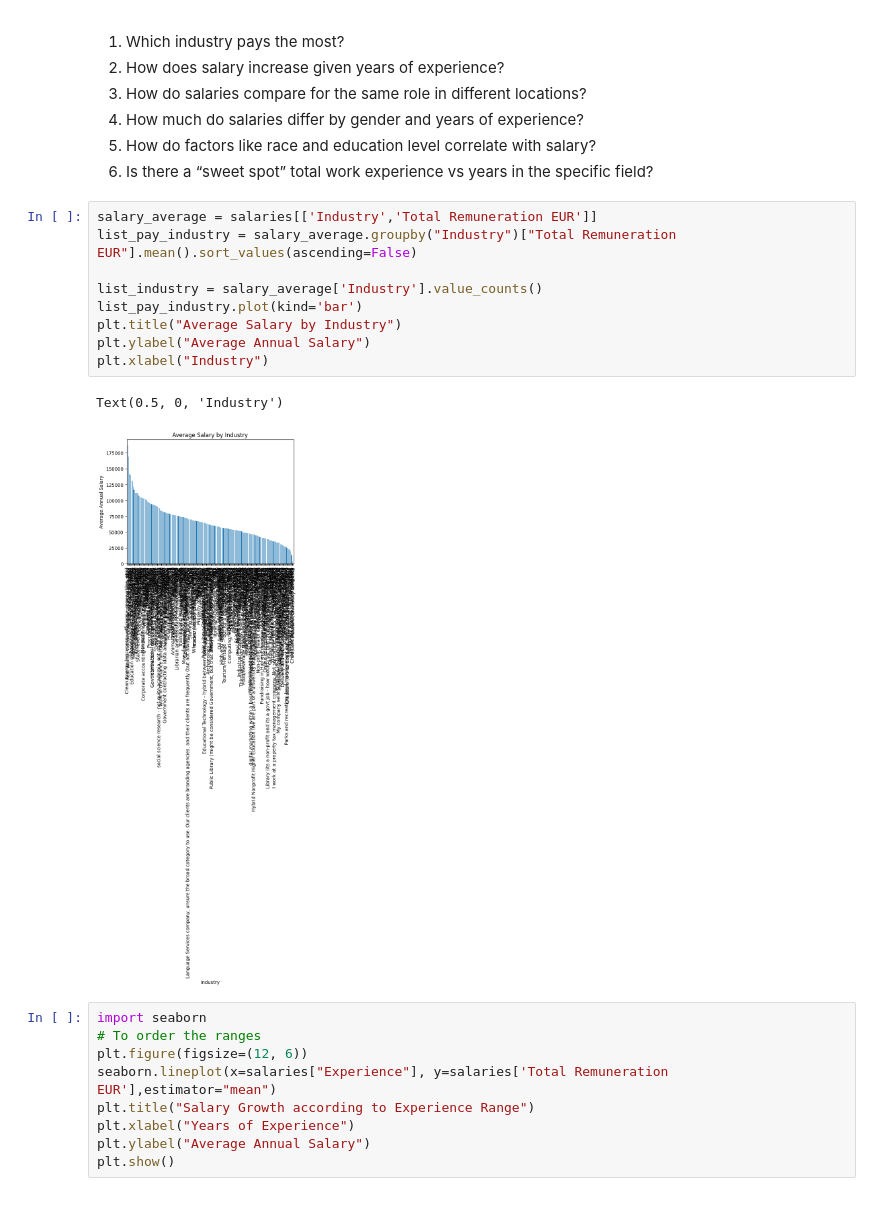
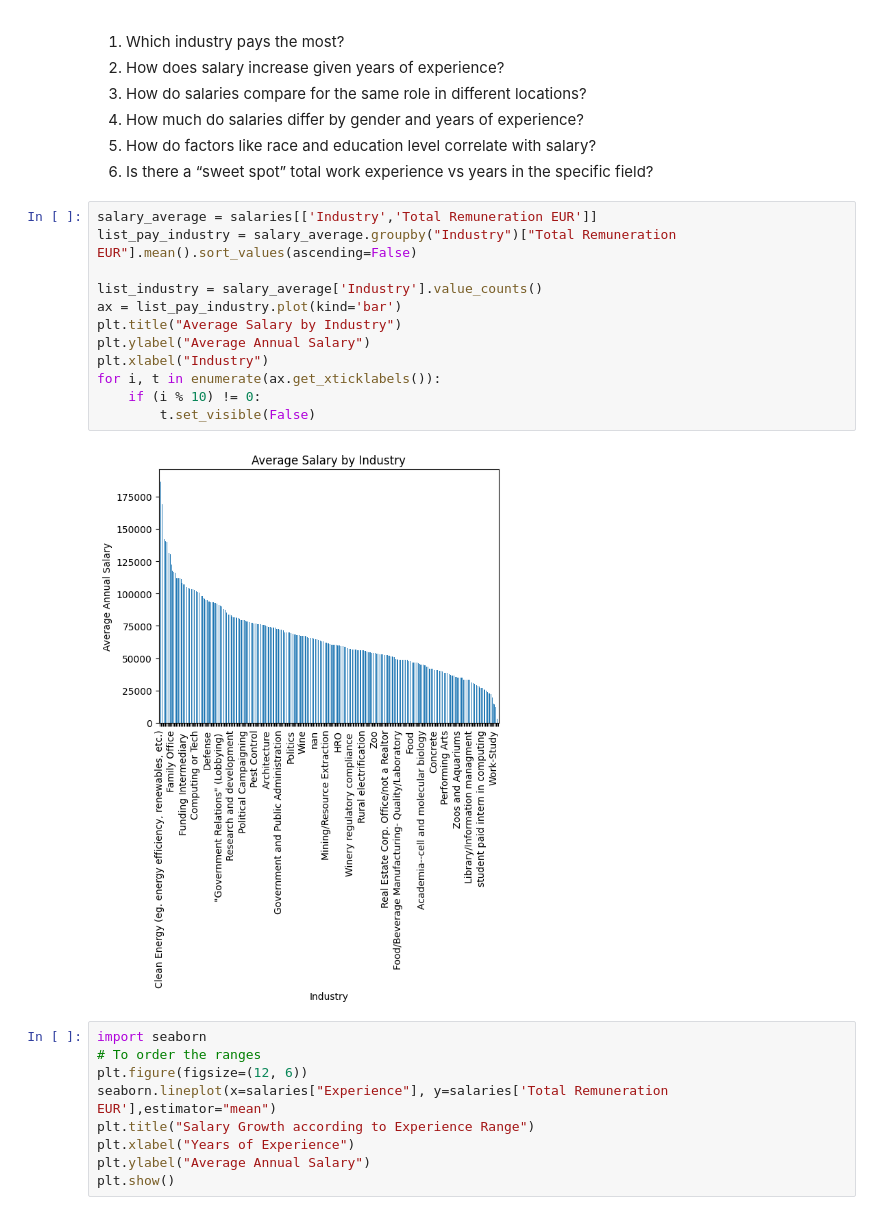
Before and after one commit to Jaddevvv/final_project, a Jupyter notebook: Exercise 99 - Exam - Salaries.ipynb, the cells around one changed output. Drawn from its saved outputs; the diff is of its cells as text.

```diff
--- a/Exercise 99 - Exam - Salaries.ipynb
+++ b/Exercise 99 - Exam - Salaries.ipynb
@@ -497,15 +497,17 @@ salaries
 # %%
 salary_average = salaries[['Industry','Total Remuneration EUR']]
 list_pay_industry = salary_average.groupby("Industry")["Total Remuneration EUR"].mean().sort_values(ascending=False)
 
 list_industry = salary_average['Industry'].value_counts()
-list_pay_industry.plot(kind='bar')
+ax = list_pay_industry.plot(kind='bar')
 plt.title("Average Salary by Industry")
 plt.ylabel("Average Annual Salary")
 plt.xlabel("Industry")
+for i, t in enumerate(ax.get_xticklabels()):
+    if (i % 10) != 0:
+        t.set_visible(False)
 # %% [output]
-Text(0.5, 0, 'Industry')
-[figure, old version]
+[figure, new version]
 # %%
 import seaborn
 # To order the ranges
```
Also changed, not shown: parts of 1 cell of this notebook.
